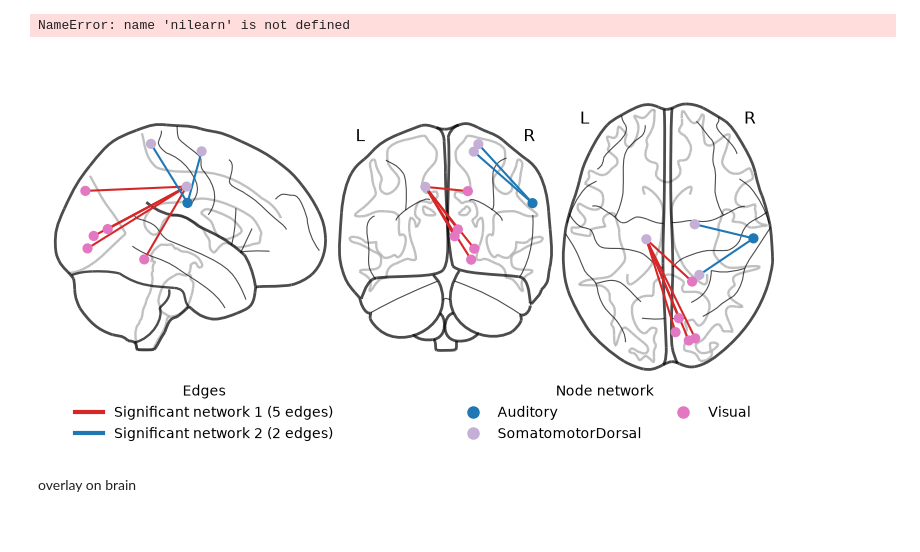
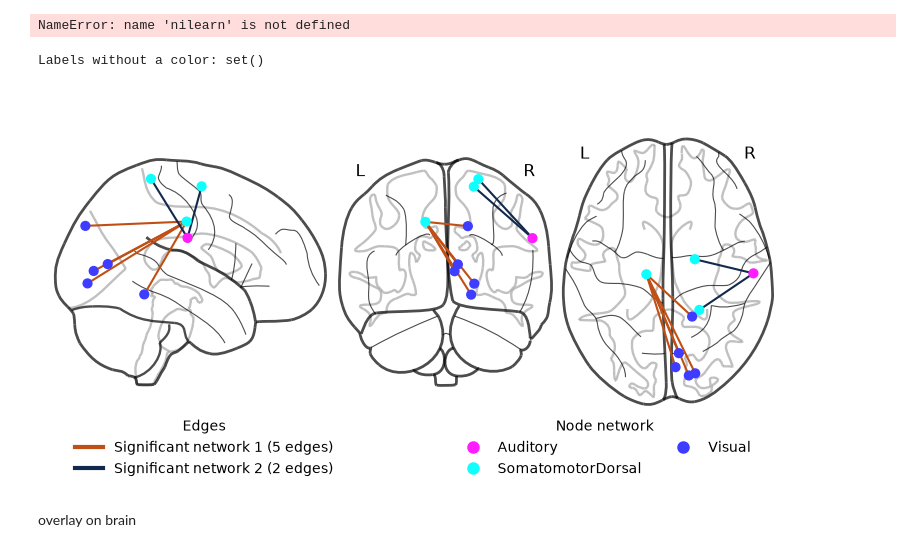
Before and after one commit to praise58/Arousal-Project, a Jupyter notebook: visualizations/nilearn_visualize.ipynb, the cells around one changed output. Cells and saved outputs as stored; diff of their text form; code cells hidden in the pictures.

```diff
--- a/visualizations/nilearn_visualize.ipynb
+++ b/visualizations/nilearn_visualize.ipynb
@@ -5,7 +5,7 @@ import scipy.io as sio
 import numpy as np
 # %%
 nbs = sio.loadmat(
-    r"C:\Users\tempu\Arousal-Project\nbs\larger_sample\full_SA_NBS.mat",
+    r"C:\Users\tempu\Arousal-Project\nbs\larger_sample_nbs\full_SA_NBS.mat",
     simplify_cells=True,
 )
 # %% [markdown]
@@ -111,6 +111,7 @@ print(nilearn.__path__)
 # %% [output]
 NameError: name 'nilearn' is not defined
 # %%
+import numpy as np
 import matplotlib.pyplot as plt
 from matplotlib.colors import ListedColormap
 from matplotlib.lines import Line2D
@@ -123,49 +124,59 @@ sig = np.unique(np.nonzero(combined)[0])
 sub_mat = combined[np.ix_(sig, sig)]
 sub_coords = np.asarray(node_coords)[sig]
 
-# node colors by network label (network_labels: length-286 array)
+# node colors by network label
 net = np.asarray(node_labels)
-palette = plt.cm.tab20.colors
-color_of = {n: palette[i % 20] for i, n in enumerate(np.unique(net))}
-node_colors = [color_of[n] for n in net[sig]]
+color_of = {
+    "Auditory": "#ff1cff",
+    "Visual": "#3e3dff",
+    "SomatomotorDorsal": "#0fffff",
+}
 
-# two edge colors, one per significant network
-edge_cmap = ListedColormap(["tab:red", "tab:blue"])
+# check that every label in the plot has a color assigned
+missing = set(np.unique(net[sig])) - set(color_of)
+print("Labels without a color:", missing)
+
+node_colors = [color_of.get(n, "#999999") for n in net[sig]]   # gray fallback
+
+# edge colors, one per significant network
+edge_colors = ["#c04f15", "#13294b"]
+edge_cmap = ListedColormap(edge_colors)
 
 display = plotting.plot_connectome(
     sub_mat,
     sub_coords,
     node_color=node_colors,
-    node_size=40,               # adjust
+    node_size=40,
     edge_cmap=edge_cmap,
     edge_vmin=1, edge_vmax=2,
     edge_kwargs={"linewidth": 1.5},
     colorbar=False,
 )
 
-# edge legend: one entry per significant network
+# edge legend
 edge_handles = [
-    Line2D([0], [0], color="tab:red", lw=3, label="Significant network 1 (5 edges)"),
-    Line2D([0], [0], color="tab:blue", lw=3, label="Significant network 2 (2 edges)"),
+    Line2D([0], [0], color=edge_colors[0], lw=3, label="Significant network 1 (5 edges)"),
+    Line2D([0], [0], color=edge_colors[1], lw=3, label="Significant network 2 (2 edges)"),
 ]
 
-# node legend: only the networks that actually appear in the plot
+# node legend: only the networks that appear in the plot
 present = np.unique(net[sig])
 node_handles = [
-    Line2D([0], [0], marker="o", linestyle="", color=color_of[n],
+    Line2D([0], [0], marker="o", linestyle="", color=color_of.get(n, "#999999"),
            markersize=8, label=str(n))
     for n in present
 ]
 
 fig = plt.gcf()
 fig.legend(handles=edge_handles, title="Edges", loc="lower left",
            bbox_to_anchor=(0.02, -0.12), frameon=False)
 fig.legend(handles=node_handles, title="Node network", loc="lower right",
            bbox_to_anchor=(0.98, -0.12), ncol=2, frameon=False)
 
 plotting.show()
 # %% [output]
+Labels without a color: set()
-[figure, old version]
+[figure, new version]
 # %%
 fig.savefig("C:\\Users\\tempu\\Arousal-Project\\visualizations\\full_SA_nilearn_legend.tiff", dpi=300, bbox_inches="tight")
 # %% [markdown]
```
Also changed, not shown: parts of 1 cell of this notebook, 7 other files.
